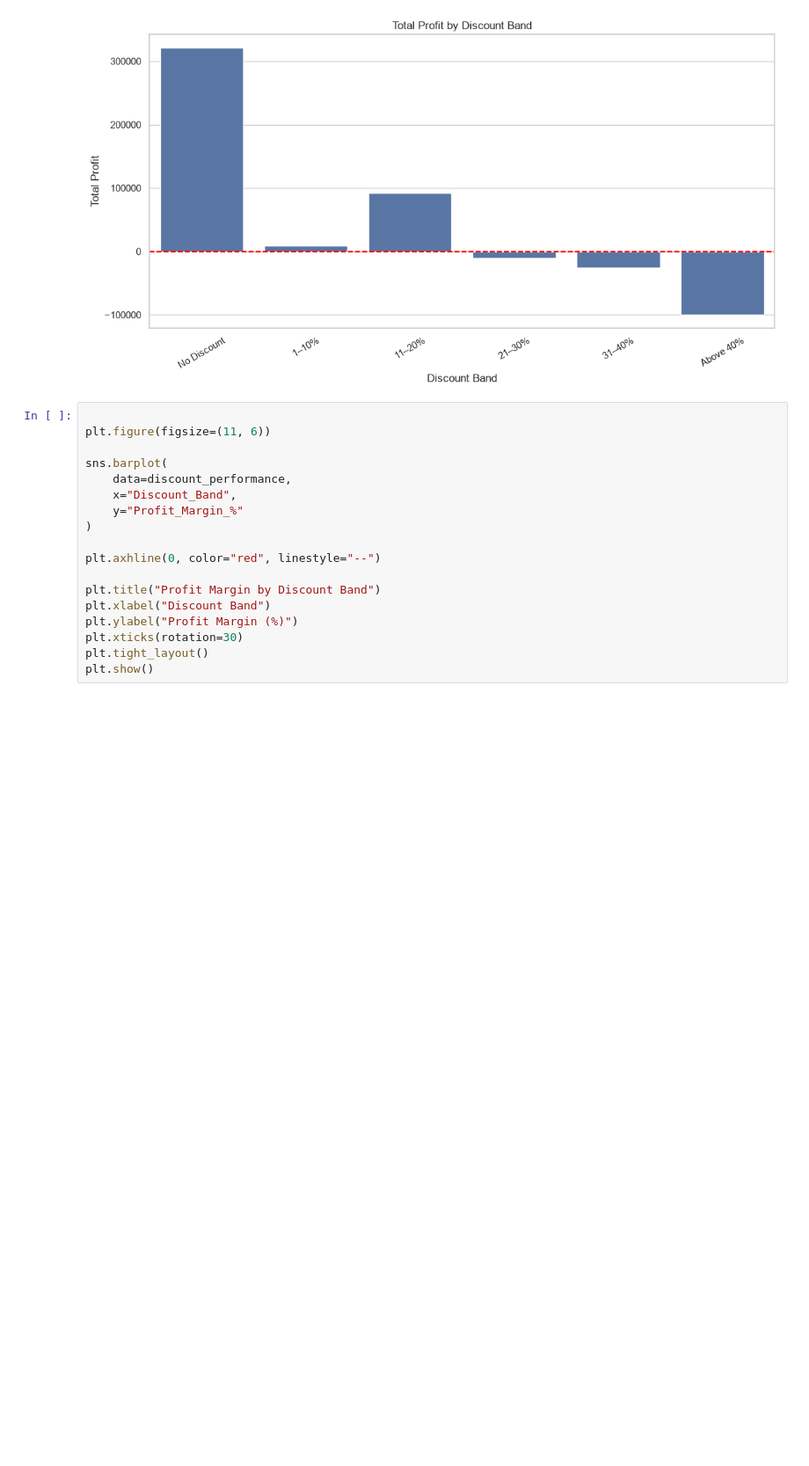
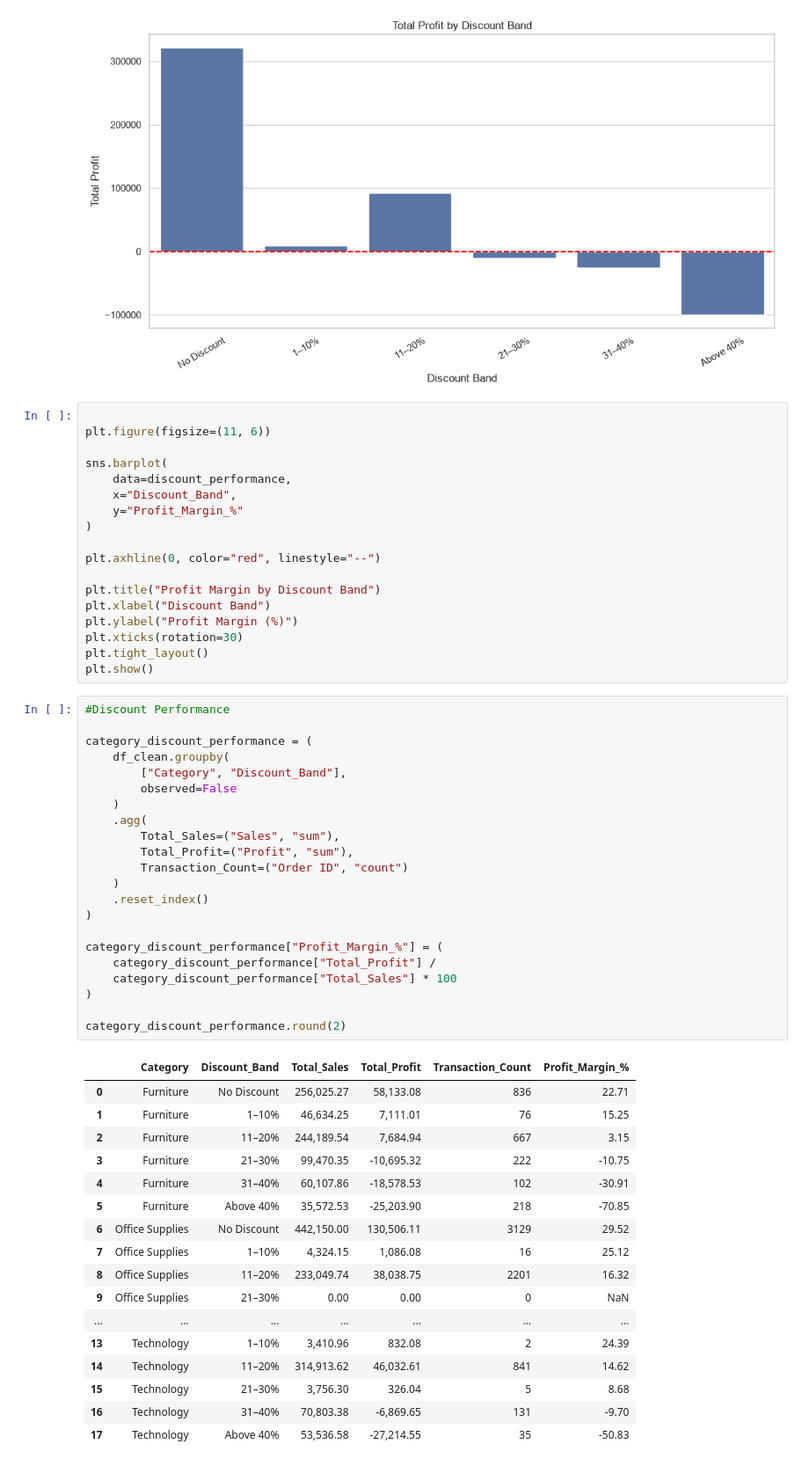
Before and after one commit to BrianKarimi/datheon_data, a Jupyter notebook: notebooks/superstore_sales.ipynb, the cells around one changed output. Shown at 88% size. Cells and saved outputs as stored; diff of their text form; blank space fills up the shorter version.

```diff
--- a/notebooks/superstore_sales.ipynb
+++ b/notebooks/superstore_sales.ipynb
@@ -1310,3 +1310,43 @@ plt.ylabel("Profit Margin (%)")
 plt.xticks(rotation=30)
 plt.tight_layout()
 plt.show()
+# %%
+#Discount Performance
+
+category_discount_performance = (
+    df_clean.groupby(
+        ["Category", "Discount_Band"],
+        observed=False
+    )
+    .agg(
+        Total_Sales=("Sales", "sum"),
+        Total_Profit=("Profit", "sum"),
+        Transaction_Count=("Order ID", "count")
+    )
+    .reset_index()
+)
+
+category_discount_performance["Profit_Margin_%"] = (
+    category_discount_performance["Total_Profit"] /
+    category_discount_performance["Total_Sales"] * 100
+)
+
+category_discount_performance.round(2)
+# %% [output]
+|  | Category | Discount_Band | Total_Sales | Total_Profit | Transaction_Count | Profit_Margin_% |
+| 0 | Furniture | No Discount | 256,025.27 | 58,133.08 | 836 | 22.71 |
+| 1 | Furniture | 1–10% | 46,634.25 | 7,111.01 | 76 | 15.25 |
+| 2 | Furniture | 11–20% | 244,189.54 | 7,684.94 | 667 | 3.15 |
+| 3 | Furniture | 21–30% | 99,470.35 | -10,695.32 | 222 | -10.75 |
+| 4 | Furniture | 31–40% | 60,107.86 | -18,578.53 | 102 | -30.91 |
+| 5 | Furniture | Above 40% | 35,572.53 | -25,203.90 | 218 | -70.85 |
+| 6 | Office Supplies | No Discount | 442,150.00 | 130,506.11 | 3129 | 29.52 |
+| 7 | Office Supplies | 1–10% | 4,324.15 | 1,086.08 | 16 | 25.12 |
+| 8 | Office Supplies | 11–20% | 233,049.74 | 38,038.75 | 2201 | 16.32 |
+| 9 | Office Supplies | 21–30% | 0.00 | 0.00 | 0 | NaN |
+| ... | ... | ... | ... | ... | ... | ... |
+| 13 | Technology | 1–10% | 3,410.96 | 832.08 | 2 | 24.39 |
+| 14 | Technology | 11–20% | 314,913.62 | 46,032.61 | 841 | 14.62 |
+| 15 | Technology | 21–30% | 3,756.30 | 326.04 | 5 | 8.68 |
+| 16 | Technology | 31–40% | 70,803.38 | -6,869.65 | 131 | -9.70 |
+| 17 | Technology | Above 40% | 53,536.58 | -27,214.55 | 35 | -50.83 |
```
Also changed, not shown: parts of 2 cells of this notebook, 4 other files.
